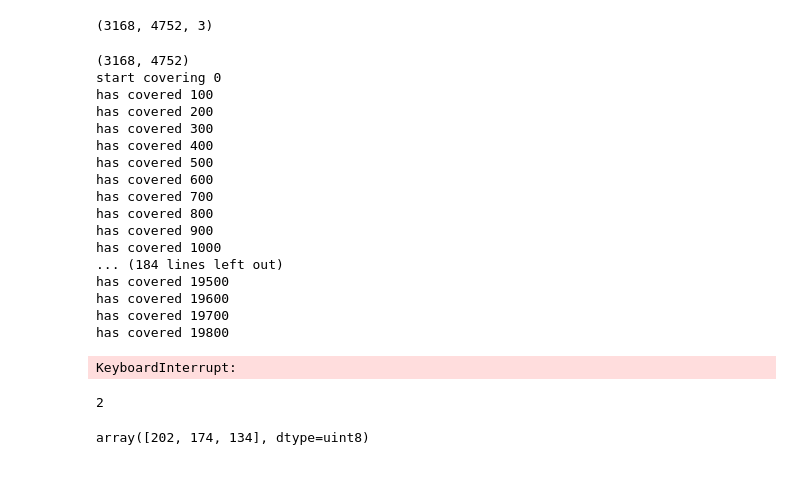
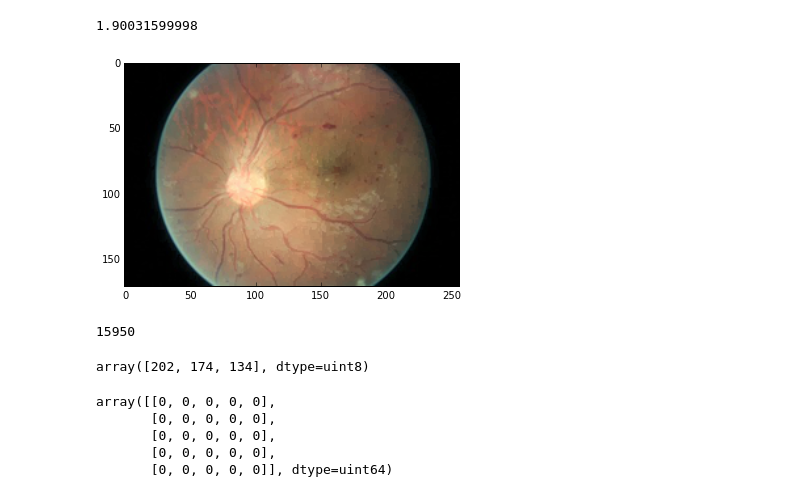
Before and after one commit to jiayangtong26/DR-Detection, a Jupyter notebook: src/preprocessing/flood_fill.ipynb, the cells around one changed output. Drawn from its saved outputs; the diff is of its cells as text; code cells hidden in the pictures.

```diff
--- a/src/preprocessing/flood_fill.ipynb
+++ b/src/preprocessing/flood_fill.ipynb
@@ -68,36 +210,25 @@ def flood_fill(input_image, threshold):
-# %%
-input_image.shape
-# %% [output]
-(3168, 4752, 3)
 # %%
-segment_res, res_pic = flood_fill(input_image, 0.1)
+start = time.time()
+segment_res, res_pic, segment_counter = flood_fill(input_image, 100)
+print time.time() - start
 plt.imshow(res_pic)
 plt.show()
 # %% [output]
-(3168, 4752)
-start covering 0
-has covered 100
-has covered 200
-has covered 300
-has covered 400
-has covered 500
-has covered 600
-has covered 700
-has covered 800
-has covered 900
-has covered 1000
-... (184 lines left out)
-has covered 19500
-has covered 19600
-has covered 19700
-has covered 19800
+1.90031599998
-KeyboardInterrupt:
+[figure, added]
-# %%
-test_list = [(10, 8), (9, 2), (23, 4)]
-print test_list[1][1]
-# %% [output]
-2
+# %%
+print segment_counter
+# %% [output]
+15950
 # %%
 input_image[1000][2000]
 # %% [output]
 array([202, 174, 134], dtype=uint8)
+# %%
+np.zeros((5, 5), dtype=np.uint64)
+# %% [output]
+array([[0, 0, 0, 0, 0],
+       [0, 0, 0, 0, 0],
+       [0, 0, 0, 0, 0],
+       [0, 0, 0, 0, 0],
+       [0, 0, 0, 0, 0]], dtype=uint64)
```
Also changed, not shown: parts of 10 cells of this notebook, 3 other files.
